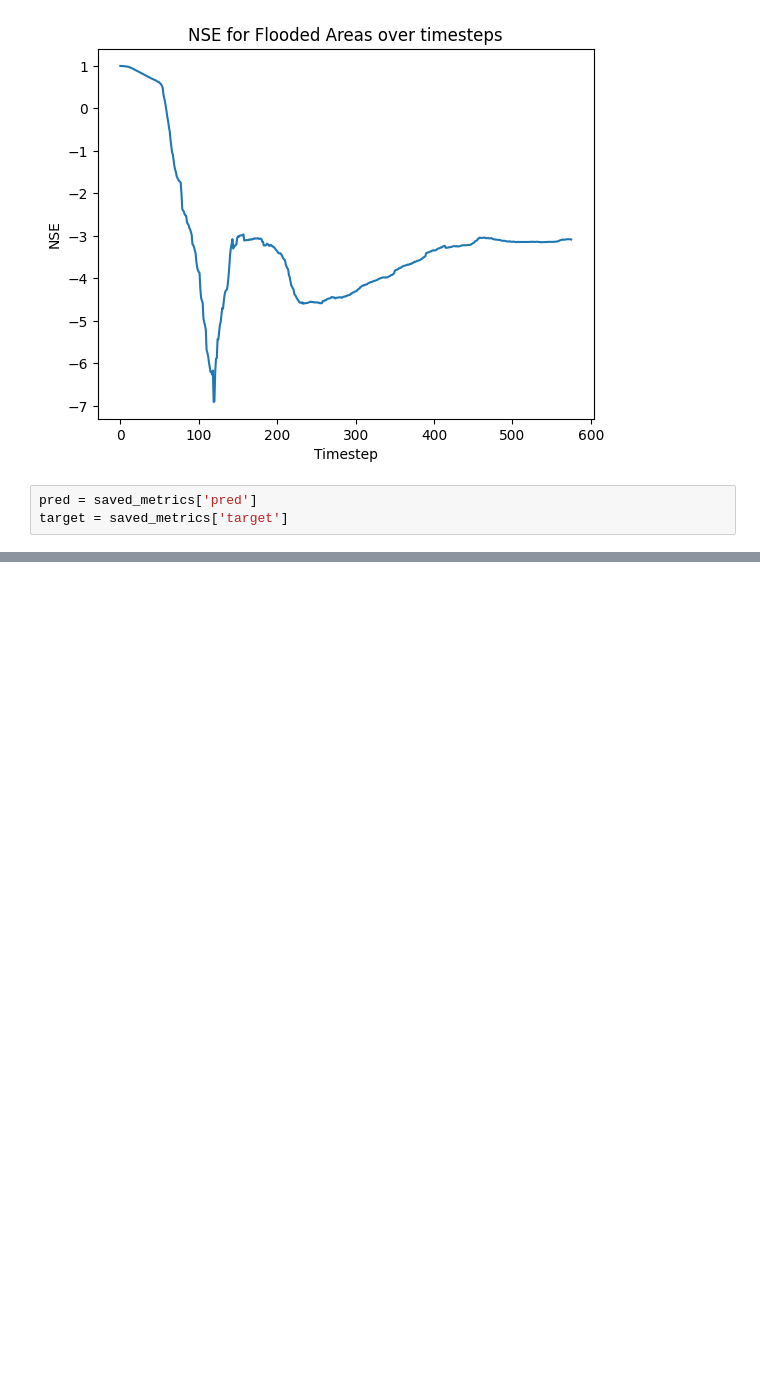
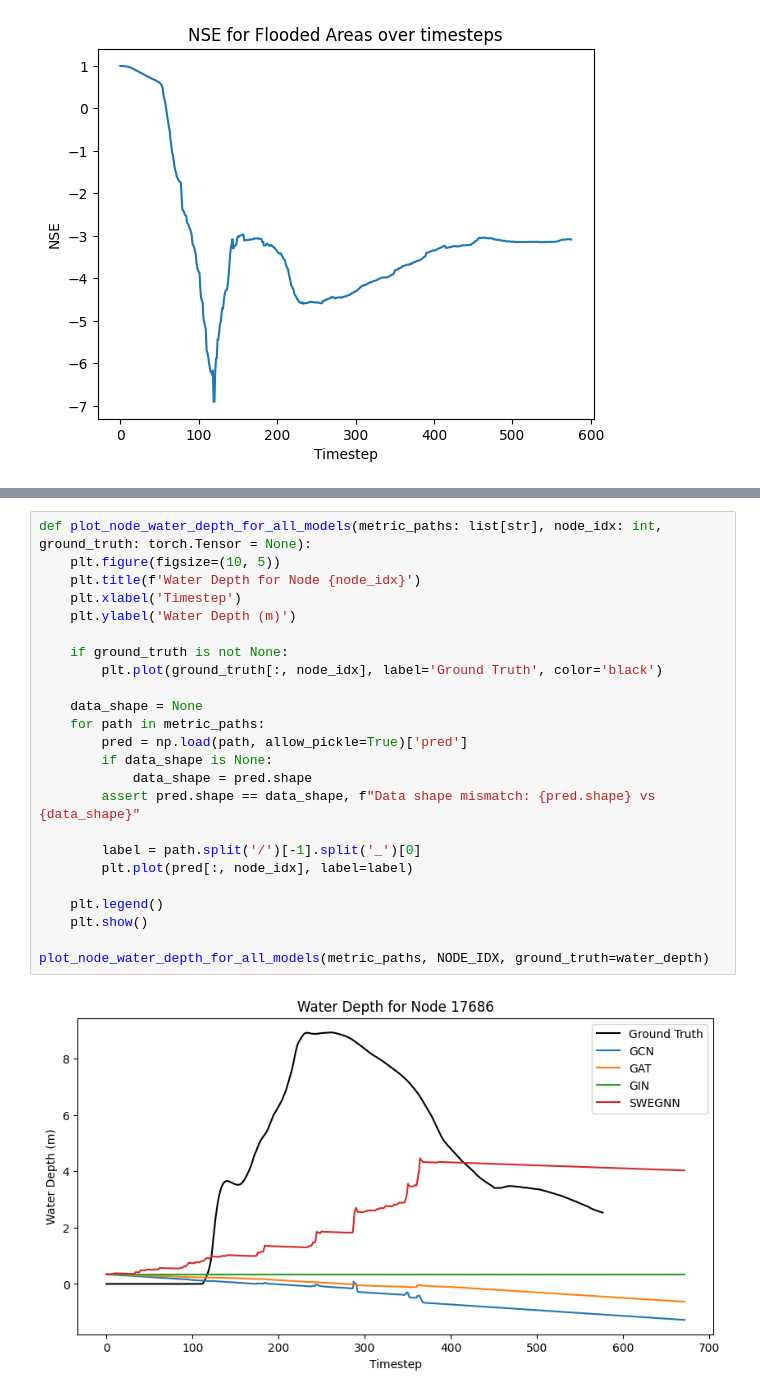
Before and after one commit to acostacos/gnn_flood_modeling, a Jupyter notebook: view_metrics.ipynb, the cells around one changed output, grey strips where cells are left out. Saved outputs shown, nothing was run; the diff lists cells and outputs as text; blank space fills up the shorter version.

```diff
--- a/view_metrics.ipynb
+++ b/view_metrics.ipynb
@@ -60,6 +50,3 @@ plot(nse_flooded, xlabel='Timestep', ylabel='NSE', title='NSE for Flooded Areas
 [figure]
 [figure]
 [figure]
-# %%
-pred = saved_metrics['pred']
-target = saved_metrics['target']
@@ -71,0 +147,26 @@ print(target.shape)
+# %%
+def plot_node_water_depth_for_all_models(metric_paths: list[str], node_idx: int, ground_truth: torch.Tensor = None):
+    plt.figure(figsize=(10, 5))
+    plt.title(f'Water Depth for Node {node_idx}')
+    plt.xlabel('Timestep')
+    plt.ylabel('Water Depth (m)')
+
+    if ground_truth is not None:
+        plt.plot(ground_truth[:, node_idx], label='Ground Truth', color='black')
+
+    data_shape = None
+    for path in metric_paths:
+        pred = np.load(path, allow_pickle=True)['pred']
+        if data_shape is None:
+            data_shape = pred.shape
+        assert pred.shape == data_shape, f"Data shape mismatch: {pred.shape} vs {data_shape}"
+
+        label = path.split('/')[-1].split('_')[0]
+        plt.plot(pred[:, node_idx], label=label)
+
+    plt.legend()
+    plt.show()
+
+plot_node_water_depth_for_all_models(metric_paths, NODE_IDX, ground_truth=water_depth)
+# %% [output]
+[figure, added]
```
Also changed, not shown: parts of 5 cells of this notebook, 2 other files.
